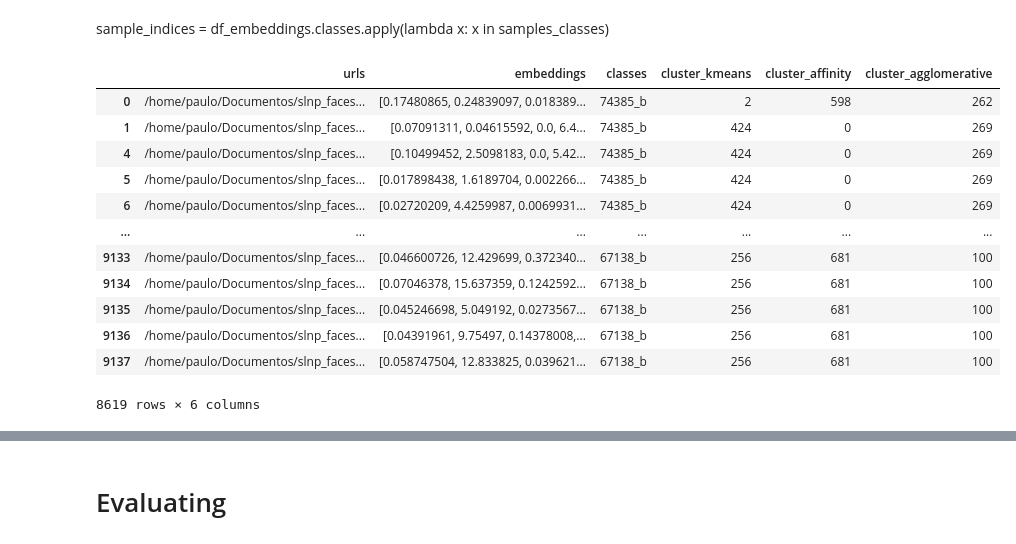
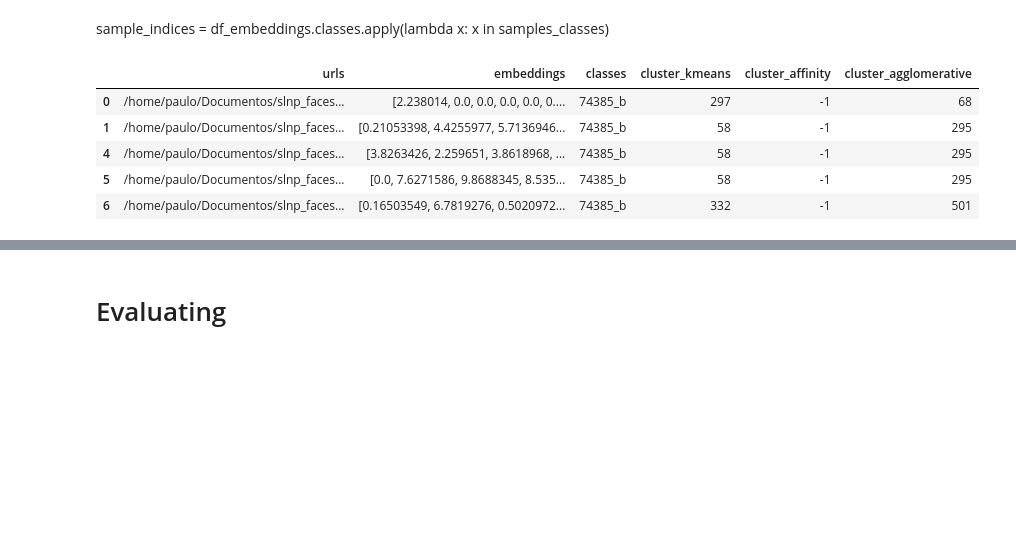
Before and after one commit to TeleMidia/face_clustering, a Jupyter notebook: ipynb/pipeline_modularized.ipynb, the cells around one changed output, grey strips where cells are left out. Cells and saved outputs as stored; diff of their text form; code cells hidden in the pictures; blank space fills up the shorter version.

```diff
--- a/ipynb/pipeline_modularized.ipynb
+++ b/ipynb/pipeline_modularized.ipynb
@@ -37,2 +39,2 @@ df_features_vgg16.to_pickle('../data/leg55_vgg16.pkl')
 # %%
-df_embeddings = pd.read_pickle('../data/leg55_senet50.pkl')
+df_embeddings = pd.read_pickle(f'../data/leg55_{backbone}.pkl')
@@ -60,19 +60,12 @@ clusterer = Clusterer(n_clusters=514, face_embeddings = df_embeddings,algs=['kme
 # %%
 clusters, models_inst = clusterer.clusterize()
 # %%
-clusters
+clusters.head()
 # %% [output]
 |  | urls | embeddings | classes | cluster_kmeans | cluster_affinity | cluster_agglomerative |
-| 0 | /home/paulo/Documentos/slnp_faces... | [0.17480865, 0.24839097, 0.018389... | 74385_b | 2 | 598 | 262 |
-| 1 | /home/paulo/Documentos/slnp_faces... | [0.07091311, 0.04615592, 0.0, 6.4... | 74385_b | 424 | 0 | 269 |
-| 4 | /home/paulo/Documentos/slnp_faces... | [0.10499452, 2.5098183, 0.0, 5.42... | 74385_b | 424 | 0 | 269 |
-| 5 | /home/paulo/Documentos/slnp_faces... | [0.017898438, 1.6189704, 0.002266... | 74385_b | 424 | 0 | 269 |
-| 6 | /home/paulo/Documentos/slnp_faces... | [0.02720209, 4.4259987, 0.0069931... | 74385_b | 424 | 0 | 269 |
-| ... | ... | ... | ... | ... | ... | ... |
-| 9133 | /home/paulo/Documentos/slnp_faces... | [0.046600726, 12.429699, 0.372340... | 67138_b | 256 | 681 | 100 |
-| 9134 | /home/paulo/Documentos/slnp_faces... | [0.07046378, 15.637359, 0.1242592... | 67138_b | 256 | 681 | 100 |
-| 9135 | /home/paulo/Documentos/slnp_faces... | [0.045246698, 5.049192, 0.0273567... | 67138_b | 256 | 681 | 100 |
-| 9136 | /home/paulo/Documentos/slnp_faces... | [0.04391961, 9.75497, 0.14378008,... | 67138_b | 256 | 681 | 100 |
-| 9137 | /home/paulo/Documentos/slnp_faces... | [0.058747504, 12.833825, 0.039621... | 67138_b | 256 | 681 | 100 |
+| 0 | /home/paulo/Documentos/slnp_faces... | [2.238014, 0.0, 0.0, 0.0, 0.0, 0.... | 74385_b | 297 | -1 | 68 |
+| 1 | /home/paulo/Documentos/slnp_faces... | [0.21053398, 4.4255977, 5.7136946... | 74385_b | 58 | -1 | 295 |
+| 4 | /home/paulo/Documentos/slnp_faces... | [3.8263426, 2.259651, 3.8618968, ... | 74385_b | 58 | -1 | 295 |
+| 5 | /home/paulo/Documentos/slnp_faces... | [0.0, 7.6271586, 9.8688345, 8.535... | 74385_b | 58 | -1 | 295 |
+| 6 | /home/paulo/Documentos/slnp_faces... | [0.16503549, 6.7819276, 0.5020972... | 74385_b | 332 | -1 | 501 |
-8619 rows × 6 columns
 # %%
```
Also changed, not shown: parts of 16 cells of this notebook, 14 other files.
